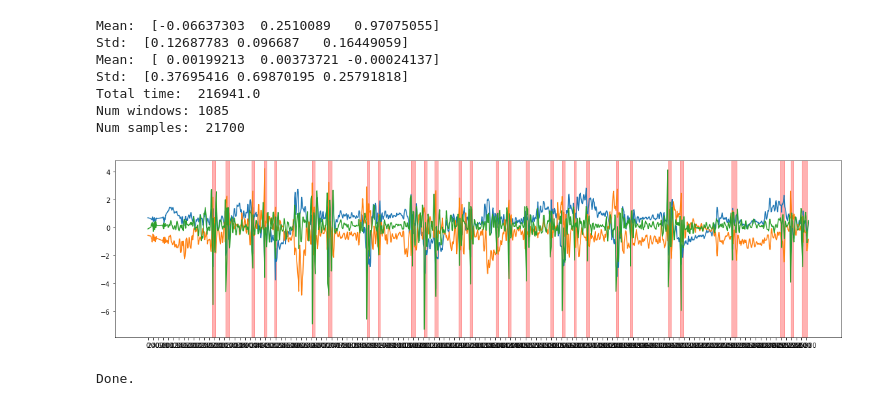
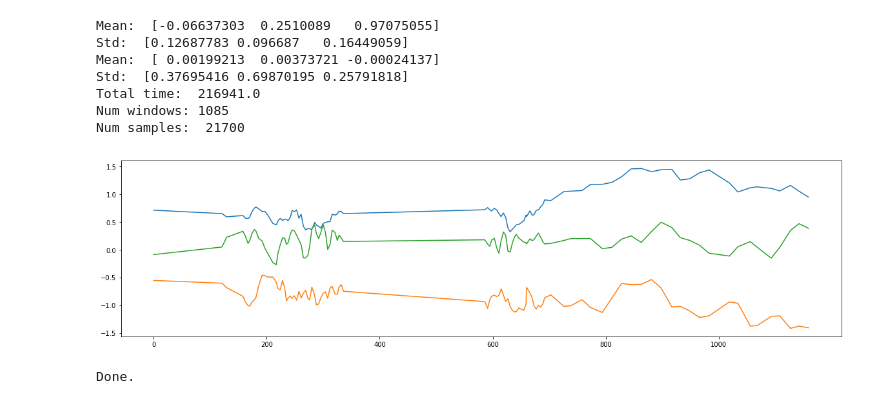
Before and after one commit to jlin816/gyrosec, a Jupyter notebook: preprocess.ipynb, the cells around one changed output. Saved outputs shown, nothing was run; the diff lists cells and outputs as text; code cells hidden in the pictures.

```diff
--- a/preprocess.ipynb
+++ b/preprocess.ipynb
@@ -66,25 +66,25 @@ Num samples:  21700
 # %%
 plt.figure(figsize=(20,5))
 
-num_samples_to_view = 1500
+num_samples_to_view = 100
 end_time = acc_data[num_samples_to_view - 1][0]
 acc_data_t_ms = acc_data[:num_samples_to_view, 0]
 plt.plot(acc_data_t_ms, acc_data[:num_samples_to_view, 1])
 plt.plot(acc_data_t_ms, acc_data[:num_samples_to_view, 2])
 plt.plot(acc_data_t_ms, acc_data[:num_samples_to_view, 3])
 
 presses = [int(x[3]) - start_time for x in csvf if x[2] == "press" if int(x[3]) - start_time < end_time]
 releases = [int(x[3]) - start_time for x in csvf if x[2] == "release" if int(x[3]) - start_time < end_time]
 
 presses = presses[:min(len(presses), len(releases))]
 
 for i in range(len(presses)):
     plt.axvspan(presses[i], releases[i], alpha=0.3, color="r")
 
 plt.xticks(np.arange(0, end_time, step=200))
 plt.show()
 # %% [output]
-[figure, old version]
+[figure, new version]
 # %%
 # Interpolate
 interp_times = np.linspace(0, end_time, num=num_samples)
```
Also changed, not shown: parts of 2 cells of this notebook.
